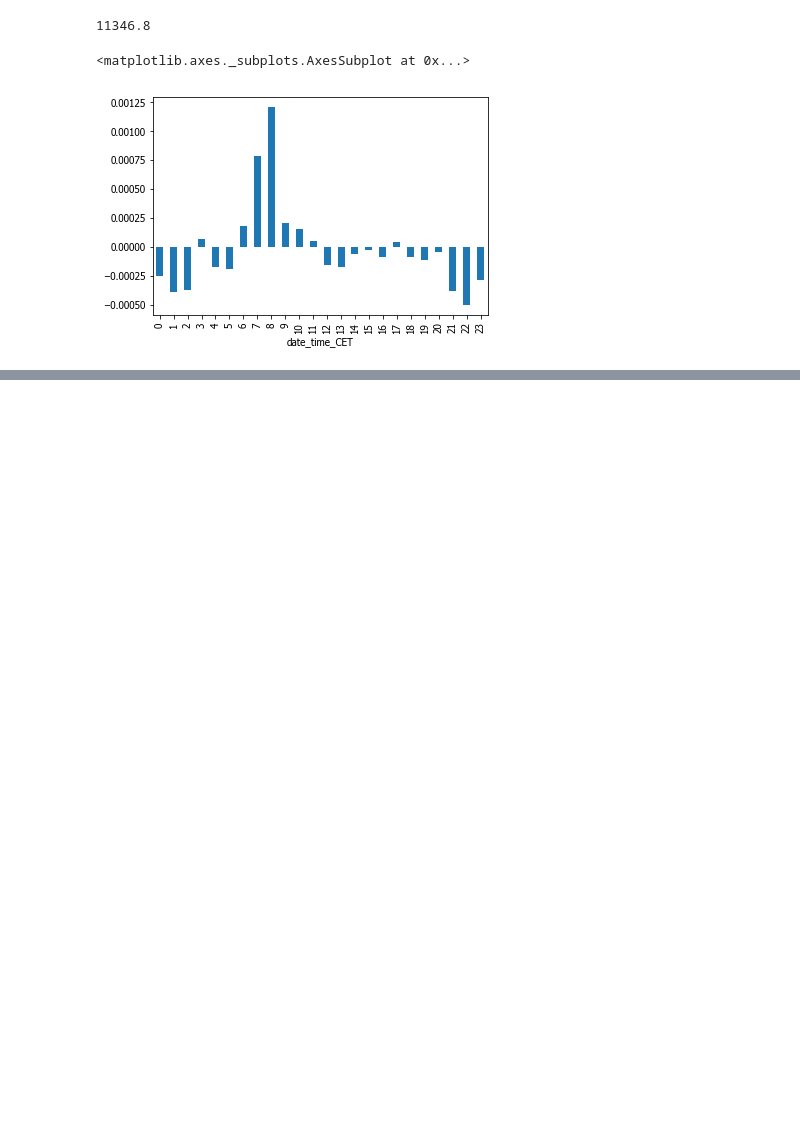
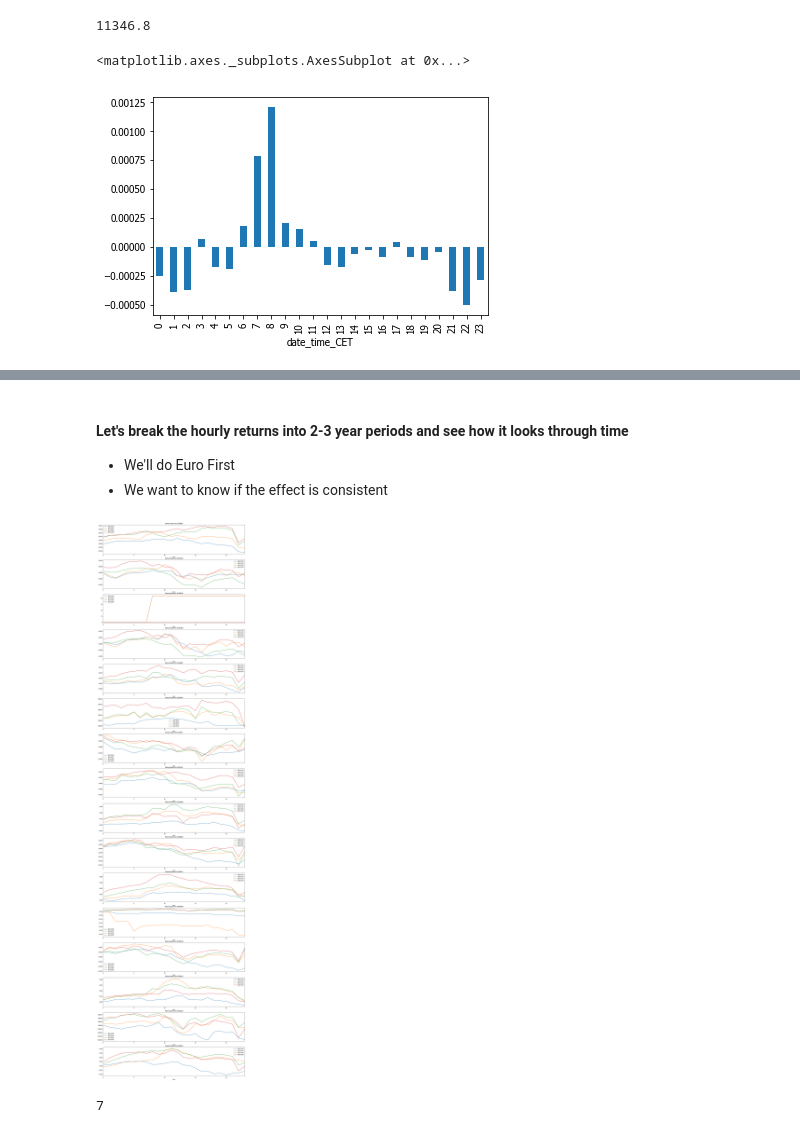
Before and after one commit to jgerardsimcock/robot_wealth, a Jupyter notebook: notebooks/notebooks_python/intraday_risk_premia.ipynb, the cells around one changed output, grey strips where cells are left out. Cells and saved outputs as stored; diff of their text form; code cells hidden in the pictures; blank space fills up the shorter version.

```diff
--- a/notebooks/notebooks_python/intraday_risk_premia.ipynb
+++ b/notebooks/notebooks_python/intraday_risk_premia.ipynb
@@ -144,9 +194,18 @@ for i in range(1, 11,3):
+# %% [markdown]
+#### Let's break the hourly returns into 2-3 year periods and see how it looks through time
+
+
+* We'll do Euro First
+* We want to know if the effect is consistent
 # %%
-fig, ax = plt.subplots(nrows=15,figsize=(20,80), sharex=False)
+fig, ax = plt.subplots(nrows=16,figsize=(20,80), sharex=False)
 
 for j, pair in enumerate(euro_pairs):
     for i in range(1, 11,3):
         axes = hourly_return_by_year(pair, 'CET', fx_data_path).loc[:,2006+i:2009 + i].groupby(level=0
-                                                                   ).mean()
-        axes.plot(ax=ax[j])
+                                                                   ).sum().cumsum()
+        axes.plot(ax=ax[j], legend=True, label="{}-{}".format(2006+i, 2009+i))
+
         ax[j].set_title('Period returns for {}'.format(pair))
+# %% [output]
+[figure, added]
@@ -152,0 +216,4 @@ for j, pair in enumerate(euro_pairs):
+# %%
+len(jpy_pairs)
+# %% [output]
+7
```
Also changed, not shown: parts of 23 cells of this notebook.
